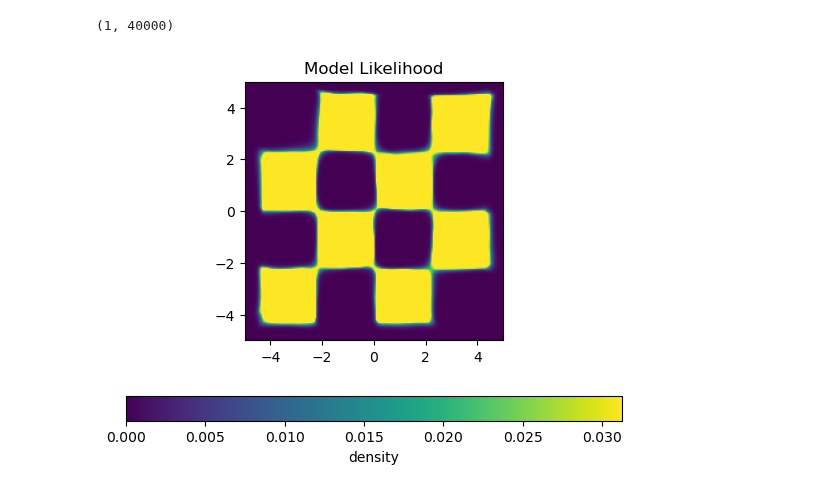
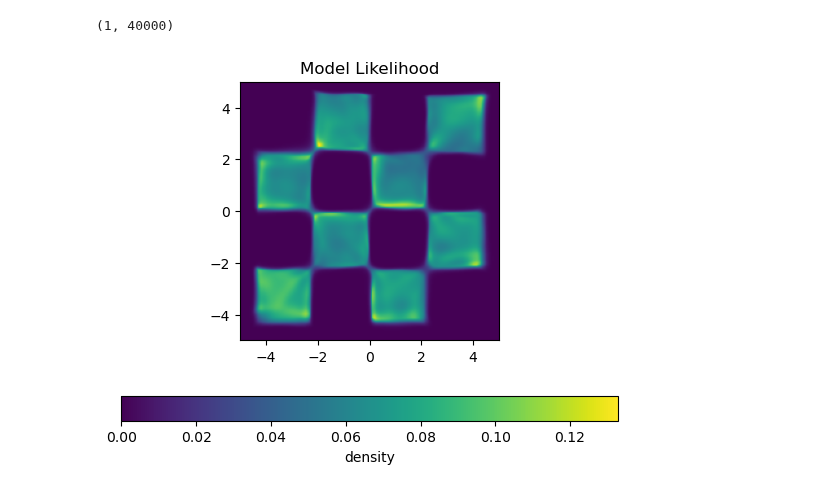
Before and after one commit to aurelio-amerio/gen-sbi, a Jupyter notebook: examples/flow_matching_2d.ipynb, the cells around one changed output. Saved outputs shown, nothing was run; the diff lists cells and outputs as text; code cells hidden in the pictures.

```diff
--- a/examples/flow_matching_2d.ipynb
+++ b/examples/flow_matching_2d.ipynb
@@ -310,24 +310,25 @@ exact_log_p.shape
 # %%
 likelihood = np.array(jnp.exp(exact_log_p[-1,:]).reshape(grid_size, grid_size))
 
 
-cmin = 0.0
-cmax = 1/32 # 1/32 is the gt likelihood value
+# cmin = 0.0
+# cmax = 1/32 # 1/32 is the gt likelihood value
 
-norm = cm.colors.Normalize(vmax=cmax, vmin=cmin)
+# norm = cm.colors.Normalize(vmax=cmax, vmin=cmin)
 
 # Create the figure and axis objects explicitly
 fig, ax = plt.subplots()
 
 likelihood = np.array(jnp.exp(exact_log_p[-1,:]).reshape(grid_size, grid_size))
 
-norm = cm.colors.Normalize(vmax=cmax, vmin=cmin)
+# norm = cm.colors.Normalize(vmax=cmax, vmin=cmin)
 
-im = ax.imshow(likelihood, extent=(-5, 5, -5, 5), origin='lower', cmap='viridis', norm=norm)
+# im = ax.imshow(likelihood, extent=(-5, 5, -5, 5), origin='lower', cmap='viridis', norm=norm)
+im = ax.imshow(likelihood, extent=(-5, 5, -5, 5), origin='lower', cmap='viridis')
 ax.set_title('Model Likelihood')
 
 # Use the current figure/axis for the colorbar
 plt.colorbar(im, ax=ax, orientation='horizontal', label='density')
 plt.show()
 # %% [output]
-[figure, old version]
+[figure, new version]
```
Also changed, not shown: 1 other file.
